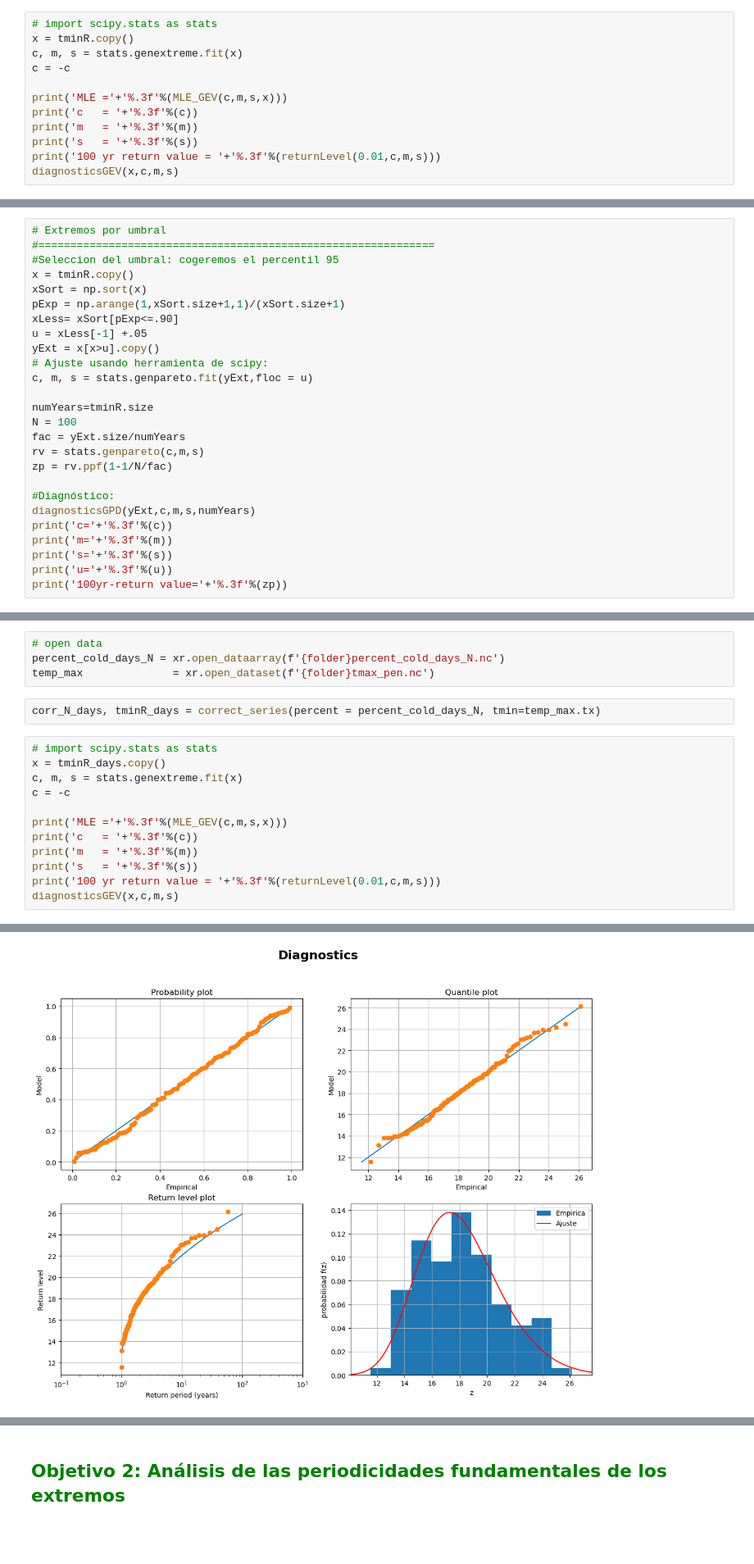
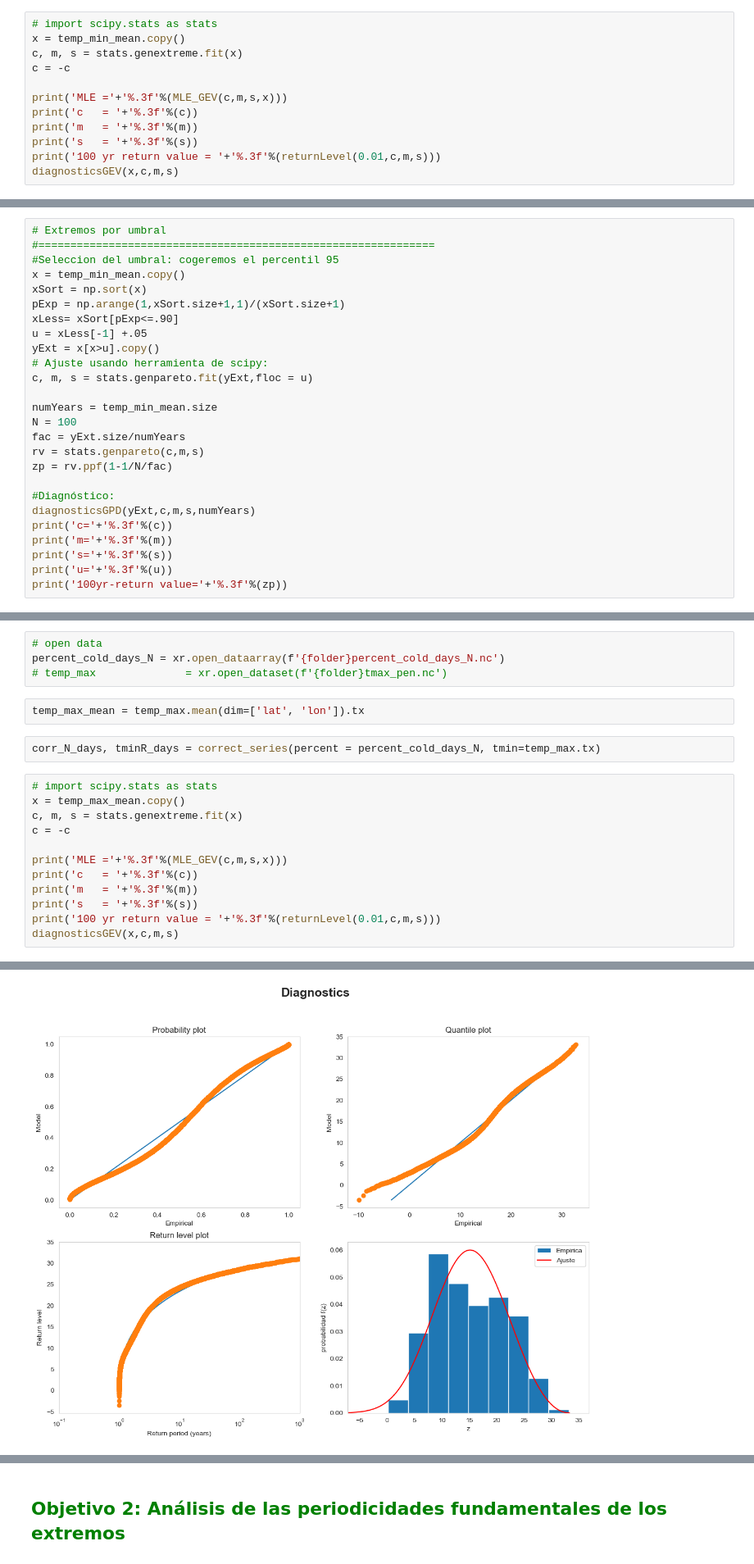
Before and after one commit to nagoremeabe/practica_2, a Jupyter notebook: practica2.ipynb, the cells around one changed output, grey strips where cells are left out. Shown at 82% size. Saved outputs shown, nothing was run; the diff lists cells and outputs as text; blank space fills up the shorter version.

```diff
--- a/practica2.ipynb
+++ b/practica2.ipynb
@@ -575,7 +577,7 @@ temp_min              = xr.open_dataset(f'{folder}tmin_pen.nc')
 corr_N, tminR = correct_series(percent = percent_cold_nights_N, tmin=temp_min.tn)
 # %%
 # import scipy.stats as stats
-x = tminR.copy()
+x = temp_min_mean.copy()
 c, m, s = stats.genextreme.fit(x)
 c = -c
 
@@ -596,7 +598,7 @@ s   = 1.753
 # Extremos por umbral
 #==============================================================
 #Seleccion del umbral: cogeremos el percentil 95
-x = tminR.copy()
+x = temp_min_mean.copy()
 xSort = np.sort(x)
 pExp = np.arange(1,xSort.size+1,1)/(xSort.size+1)
 xLess= xSort[pExp<=.90]
@@ -605,7 +607,7 @@ yExt = x[x>u].copy()
 # Ajuste usando herramienta de scipy:
 c, m, s = stats.genpareto.fit(yExt,floc = u)
 
-numYears=tminR.size
+numYears = temp_min_mean.size
 N = 100
 fac = yExt.size/numYears
 rv = stats.genpareto(c,m,s)
@@ -630,12 +632,14 @@ u=10.148
 # %%
 # open data
 percent_cold_days_N = xr.open_dataarray(f'{folder}percent_cold_days_N.nc')
-temp_max              = xr.open_dataset(f'{folder}tmax_pen.nc')
+# temp_max              = xr.open_dataset(f'{folder}tmax_pen.nc')
+# %%
+temp_max_mean = temp_max.mean(dim=['lat', 'lon']).tx
 # %%
 corr_N_days, tminR_days = correct_series(percent = percent_cold_days_N, tmin=temp_max.tx)
 # %%
 # import scipy.stats as stats
-x = tminR_days.copy()
+x = temp_max_mean.copy()
 c, m, s = stats.genextreme.fit(x)
 c = -c
 
@@ -654,4 +658,4 @@ s   = 2.695
-[figure, old version]
+[figure, new version]
 # %%
 # Extremos por umbral
 #==============================================================
```
Also changed, not shown: parts of 18 cells of this notebook.
